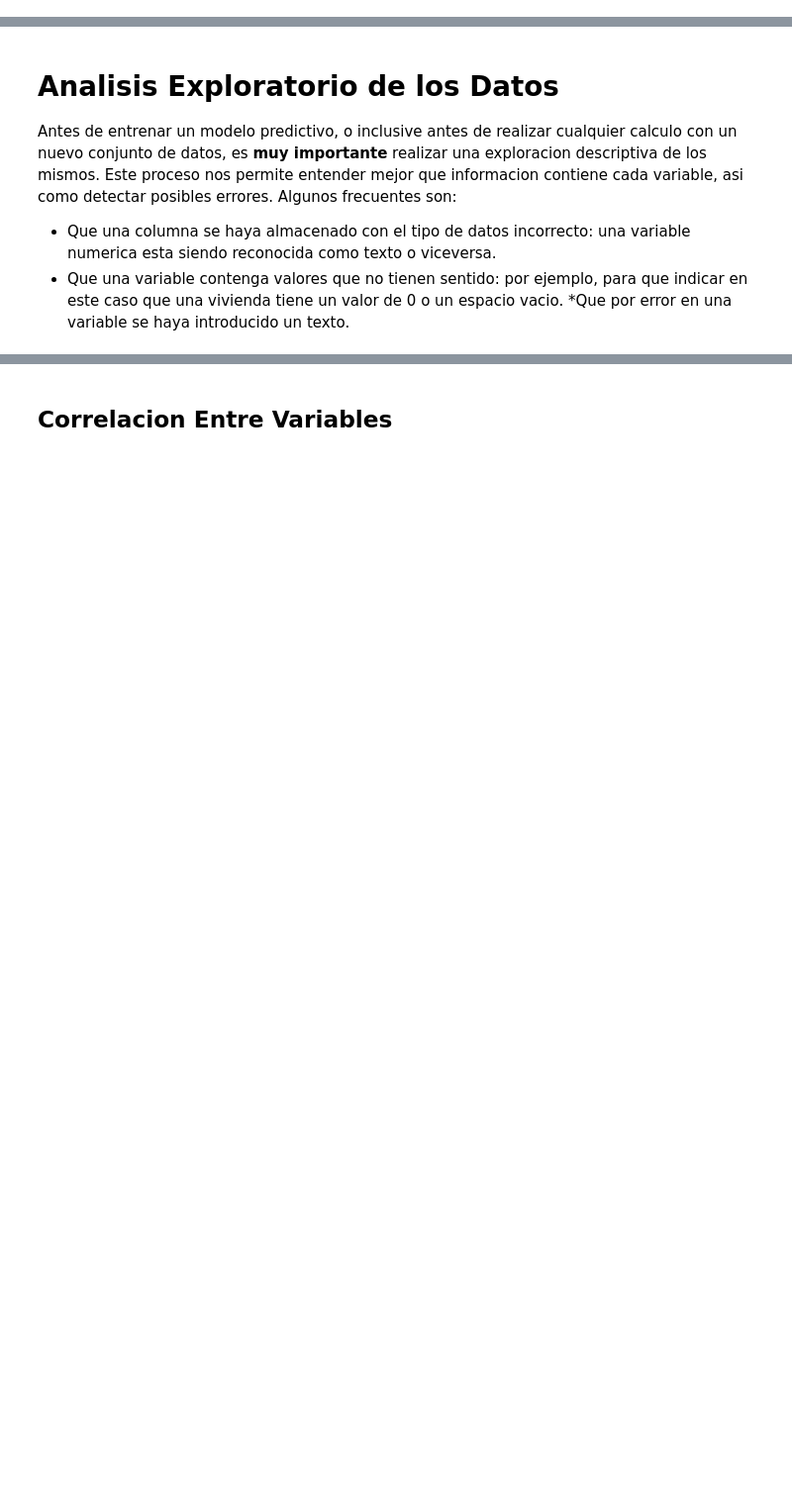
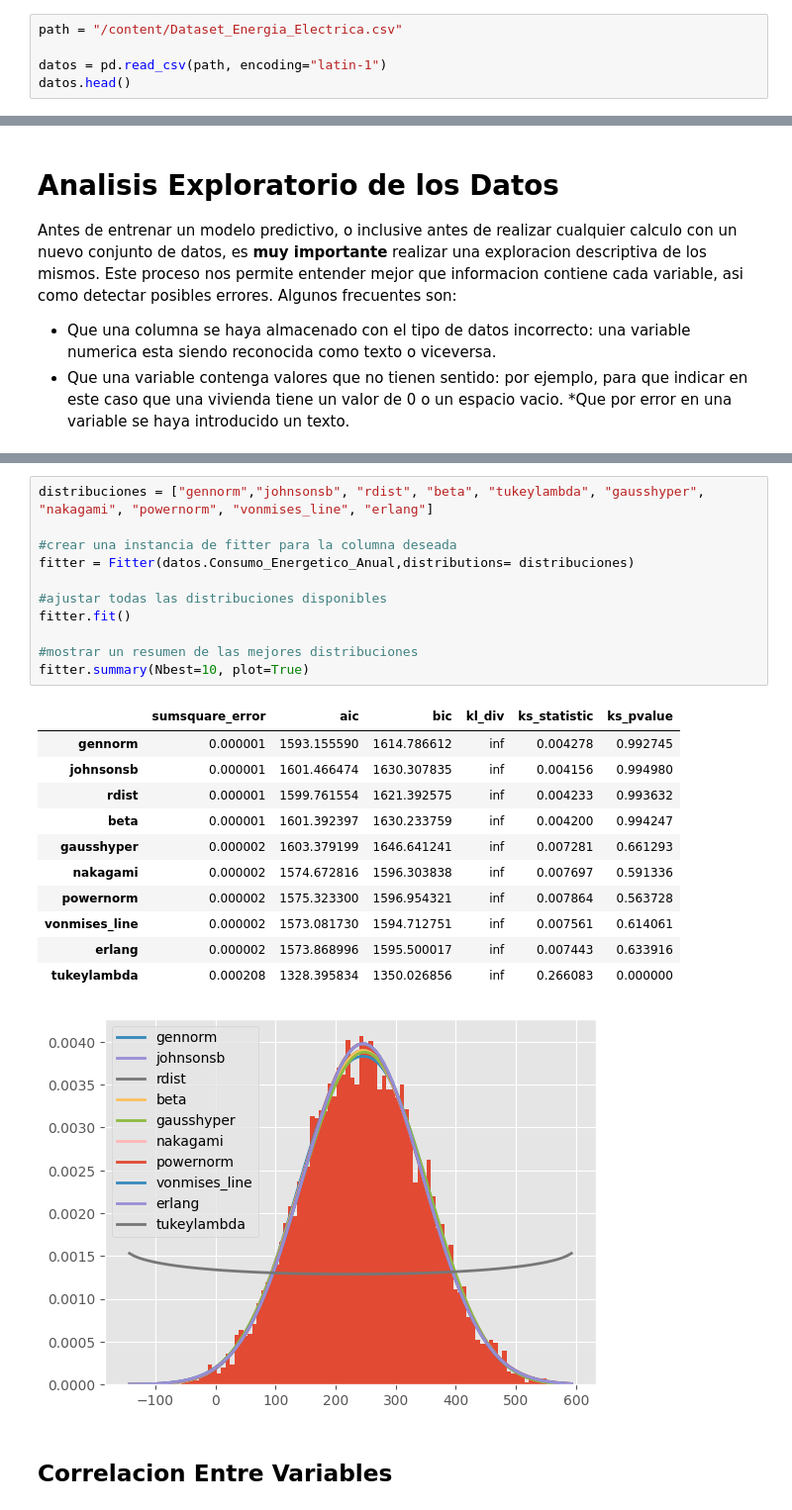
Before and after one commit to AngelTroncoso/Growpbi_ML, a Jupyter notebook: Mi_Primer_Modelo_ML.ipynb, the cells around one changed output, grey strips where cells are left out. Shown at 99% size. Cells and saved outputs as stored; diff of their text form; blank space fills up the shorter version.

```diff
--- a/Mi_Primer_Modelo_ML.ipynb
+++ b/Mi_Primer_Modelo_ML.ipynb
@@ -63,3 +63,8 @@ style.use("ggplot") or plt.style.use("ggplot")
 #Configuracion de entorno de Errores o advertencias
 import warnings
 warnings.filterwarnings("ignore")
+# %%
+path = "/content/Dataset_Energia_Electrica.csv"
+
+datos = pd.read_csv(path, encoding="latin-1")
+datos.head()
@@ -74,2 +124,26 @@ Antes de entrenar un modelo predictivo, o inclusive antes de realizar cualquier
+# %%
+distribuciones = ["gennorm","johnsonsb", "rdist", "beta", "tukeylambda", "gausshyper", "nakagami", "powernorm", "vonmises_line", "erlang"]
+
+#crear una instancia de fitter para la columna deseada
+fitter = Fitter(datos.Consumo_Energetico_Anual,distributions= distribuciones)
+
+#ajustar todas las distribuciones disponibles
+fitter.fit()
+
+#mostrar un resumen de las mejores distribuciones
+fitter.summary(Nbest=10, plot=True)
+# %% [output]
+|  | sumsquare_error | aic | bic | kl_div | ks_statistic | ks_pvalue |
+| gennorm | 0.000001 | 1593.155590 | 1614.786612 | inf | 0.004278 | 0.992745 |
+| johnsonsb | 0.000001 | 1601.466474 | 1630.307835 | inf | 0.004156 | 0.994980 |
+| rdist | 0.000001 | 1599.761554 | 1621.392575 | inf | 0.004233 | 0.993632 |
+| beta | 0.000001 | 1601.392397 | 1630.233759 | inf | 0.004200 | 0.994247 |
+| gausshyper | 0.000002 | 1603.379199 | 1646.641241 | inf | 0.007281 | 0.661293 |
+| nakagami | 0.000002 | 1574.672816 | 1596.303838 | inf | 0.007697 | 0.591336 |
+| powernorm | 0.000002 | 1575.323300 | 1596.954321 | inf | 0.007864 | 0.563728 |
+| vonmises_line | 0.000002 | 1573.081730 | 1594.712751 | inf | 0.007561 | 0.614061 |
+| erlang | 0.000002 | 1573.868996 | 1595.500017 | inf | 0.007443 | 0.633916 |
+| tukeylambda | 0.000208 | 1328.395834 | 1350.026856 | inf | 0.266083 | 0.000000 |
+[figure, added]
 # %% [markdown]
 ## Correlacion Entre Variables
```
Also changed, not shown: parts of 10 cells of this notebook.
